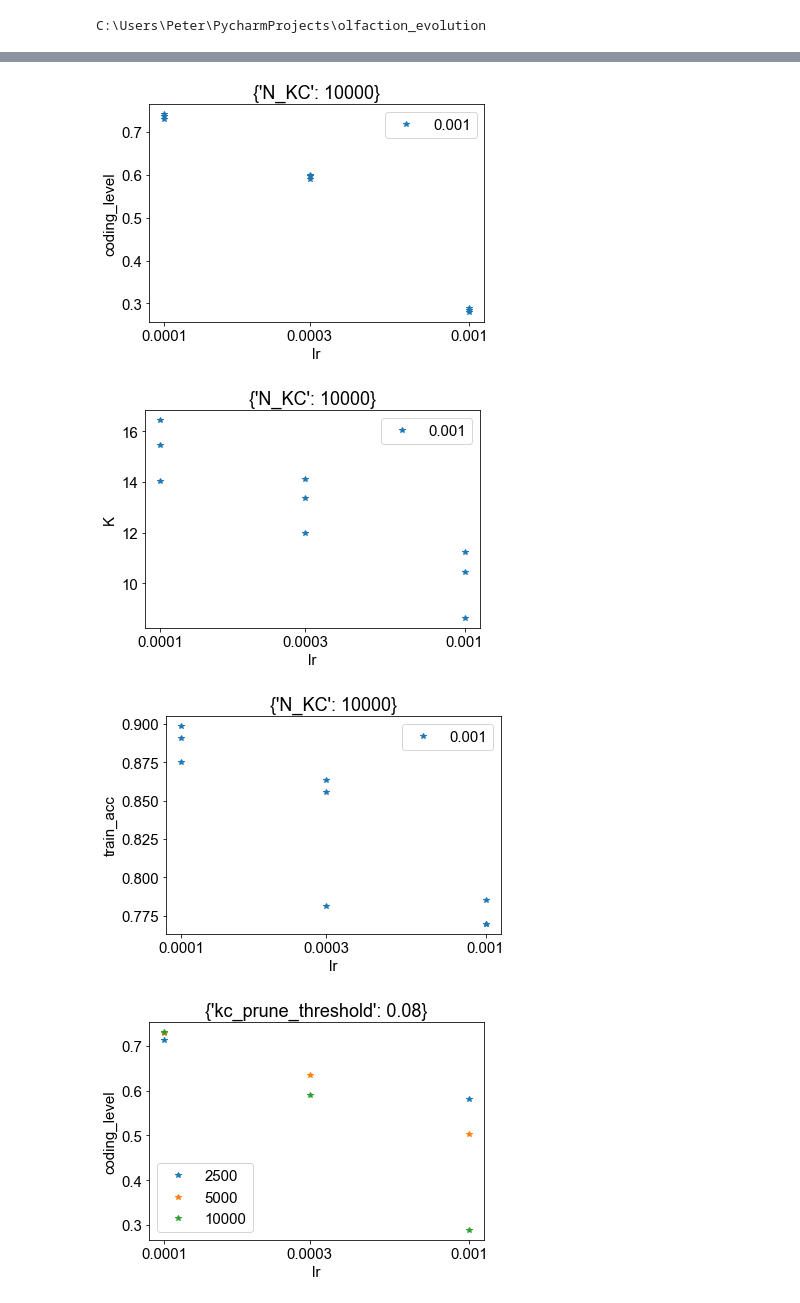
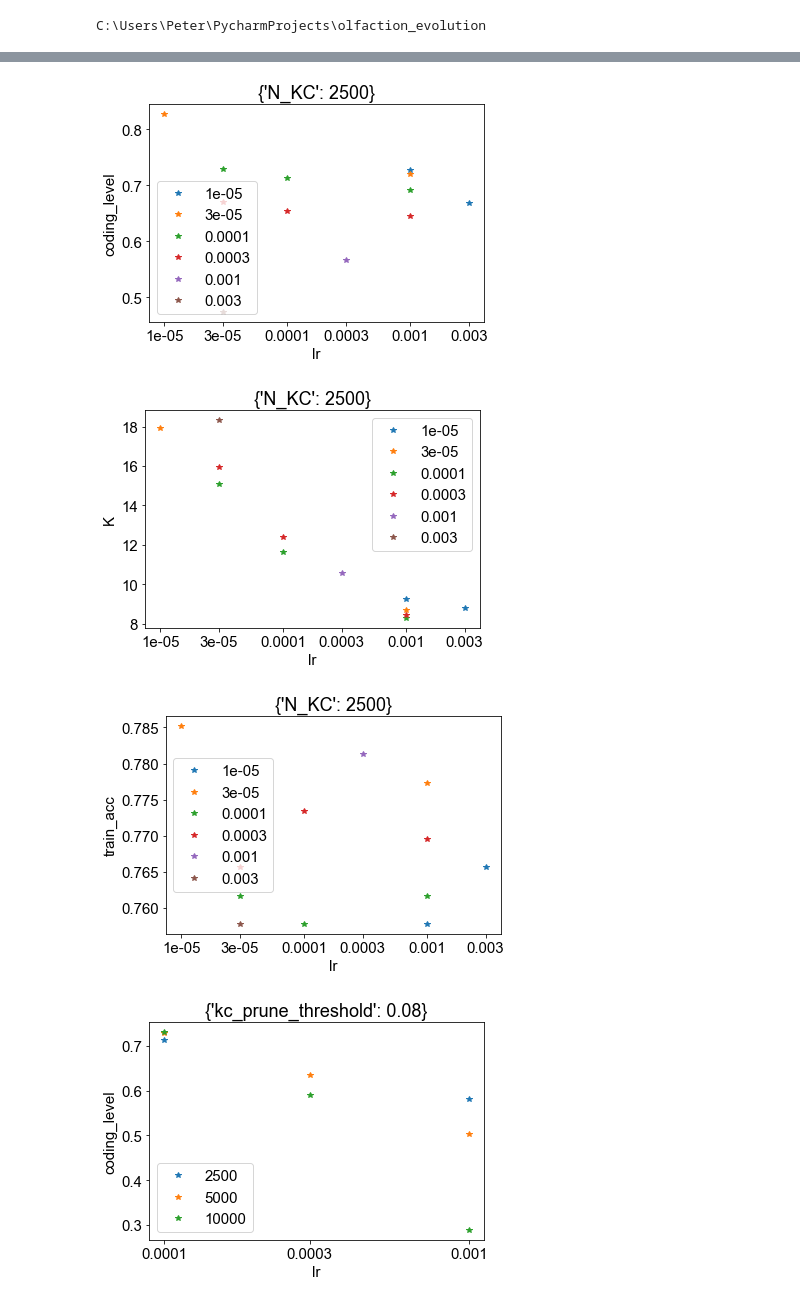
Before and after one commit to gyyang/olfaction_evolution, a Jupyter notebook: notebooks/analyze_K_big.ipynb, the cells around one changed output, grey strips where cells are left out. Saved outputs shown, nothing was run; the diff lists cells and outputs as text; code cells hidden in the pictures.

```diff
--- a/notebooks/analyze_K_big.ipynb
+++ b/notebooks/analyze_K_big.ipynb
@@ -33,9 +33,9 @@ mpl.rcParams['ps.fonttype'] = 42
 mpl.rcParams['font.family'] = 'arial'
 mpl.rcParams['image.cmap']='jet'
 # %%
-d = os.path.join(os.getcwd(), 'files', 'cluster_simple')
+d = os.path.join(os.getcwd(), 'files')
 # %%
-files = glob.glob(os.path.join(d,'cluster_simple50'))
+files = glob.glob(os.path.join(d,'cluster_separate_lr50'))
 print(len(files))
 res = defaultdict(list)
 for f in files:
@@ -164,11 +164,11 @@ marginal_plot('lr', 'K', 'N_KC', {'kc_prune_threshold':0.08})
 # %%
-marginal_plot('lr', 'coding_level', 'separate_lr', {'N_KC':10000})
-marginal_plot('lr', 'K', 'separate_lr', {'N_KC':10000})
-marginal_plot('lr', 'train_acc', 'separate_lr', {'N_KC':10000})
+marginal_plot('lr', 'coding_level', 'separate_lr', {'N_KC':2500})
+marginal_plot('lr', 'K', 'separate_lr', {'N_KC':2500})
+marginal_plot('lr', 'train_acc', 'separate_lr', {'N_KC':2500})
 # %% [output]
-[figure, old version]
+[figure, new version]
-[figure, old version]
+[figure, new version]
-[figure, old version]
+[figure, new version]
 # %%
 marginal_plot('lr', 'coding_level', 'N_KC', {'kc_prune_threshold':0.08})
 marginal_plot('lr', 'K', 'N_KC', {'kc_prune_threshold':0.08})
```
Also changed, not shown: parts of 10 cells of this notebook, 3 other files.
